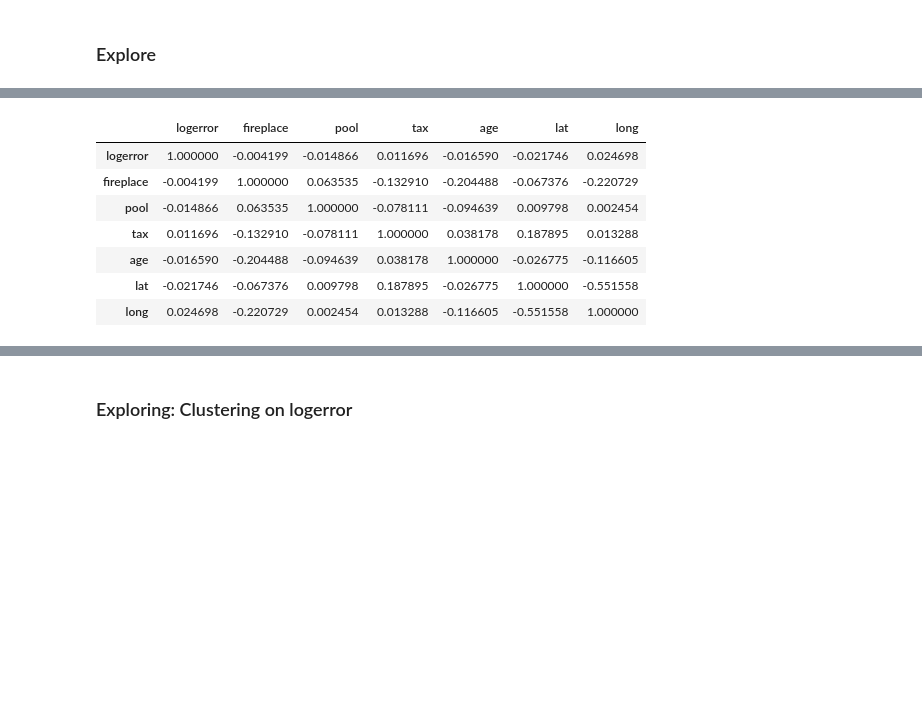
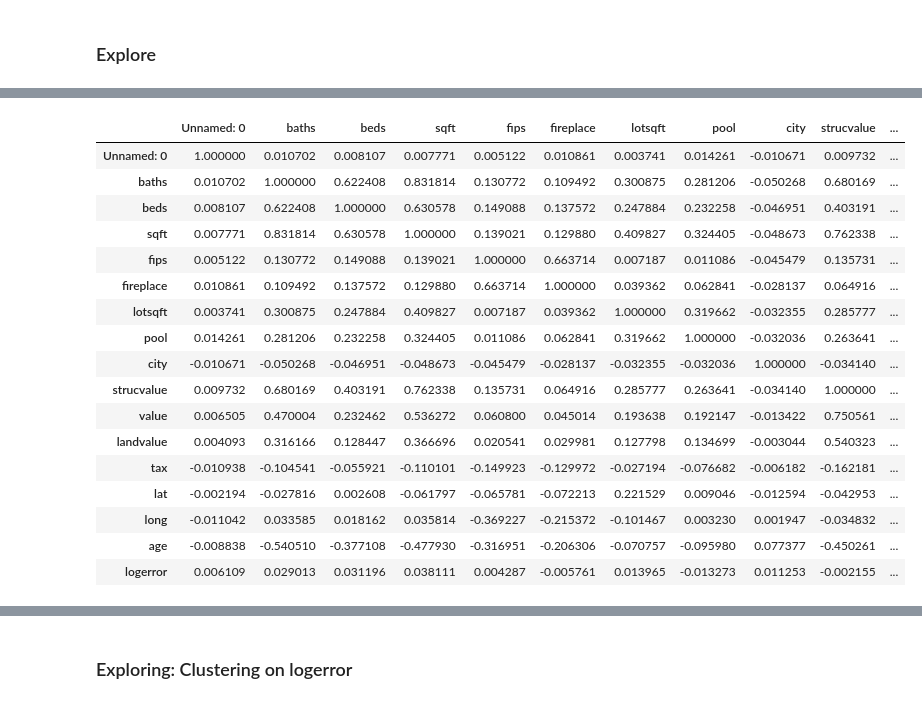
Before and after one commit to callapena/zillow_cluster, a Jupyter notebook: project_notebook.ipynb, the cells around one changed output, grey strips where cells are left out. Saved outputs shown, nothing was run; the diff lists cells and outputs as text; code cells hidden in the pictures; blank space fills up the shorter version.

```diff
--- a/project_notebook.ipynb
+++ b/project_notebook.ipynb
@@ -158,14 +187,23 @@ memory usage: 8.3+ MB
 # %%
 # Create correlation table to look at variables as they relate to logerror.
-zillow_vars = zillow[['logerror', 'fireplace', 'pool', 'tax', 'age', 'lat','long']]
-zillow_vars.corr()
+train_scaled.corr()
 # %% [output]
-|  | logerror | fireplace | pool | tax | age | lat | long |
-| logerror | 1.000000 | -0.004199 | -0.014866 | 0.011696 | -0.016590 | -0.021746 | 0.024698 |
-| fireplace | -0.004199 | 1.000000 | 0.063535 | -0.132910 | -0.204488 | -0.067376 | -0.220729 |
-| pool | -0.014866 | 0.063535 | 1.000000 | -0.078111 | -0.094639 | 0.009798 | 0.002454 |
-| tax | 0.011696 | -0.132910 | -0.078111 | 1.000000 | 0.038178 | 0.187895 | 0.013288 |
-| age | -0.016590 | -0.204488 | -0.094639 | 0.038178 | 1.000000 | -0.026775 | -0.116605 |
-| lat | -0.021746 | -0.067376 | 0.009798 | 0.187895 | -0.026775 | 1.000000 | -0.551558 |
-| long | 0.024698 | -0.220729 | 0.002454 | 0.013288 | -0.116605 | -0.551558 | 1.000000 |
+|  | Unnamed: 0 | baths | beds | sqft | fips | fireplace | lotsqft | pool | city | strucvalue | ... |
+| Unnamed: 0 | 1.000000 | 0.010702 | 0.008107 | 0.007771 | 0.005122 | 0.010861 | 0.003741 | 0.014261 | -0.010671 | 0.009732 | ... |
+| baths | 0.010702 | 1.000000 | 0.622408 | 0.831814 | 0.130772 | 0.109492 | 0.300875 | 0.281206 | -0.050268 | 0.680169 | ... |
+| beds | 0.008107 | 0.622408 | 1.000000 | 0.630578 | 0.149088 | 0.137572 | 0.247884 | 0.232258 | -0.046951 | 0.403191 | ... |
+| sqft | 0.007771 | 0.831814 | 0.630578 | 1.000000 | 0.139021 | 0.129880 | 0.409827 | 0.324405 | -0.048673 | 0.762338 | ... |
+| fips | 0.005122 | 0.130772 | 0.149088 | 0.139021 | 1.000000 | 0.663714 | 0.007187 | 0.011086 | -0.045479 | 0.135731 | ... |
+| fireplace | 0.010861 | 0.109492 | 0.137572 | 0.129880 | 0.663714 | 1.000000 | 0.039362 | 0.062841 | -0.028137 | 0.064916 | ... |
+| lotsqft | 0.003741 | 0.300875 | 0.247884 | 0.409827 | 0.007187 | 0.039362 | 1.000000 | 0.319662 | -0.032355 | 0.285777 | ... |
+| pool | 0.014261 | 0.281206 | 0.232258 | 0.324405 | 0.011086 | 0.062841 | 0.319662 | 1.000000 | -0.032036 | 0.263641 | ... |
+| city | -0.010671 | -0.050268 | -0.046951 | -0.048673 | -0.045479 | -0.028137 | -0.032355 | -0.032036 | 1.000000 | -0.034140 | ... |
+| strucvalue | 0.009732 | 0.680169 | 0.403191 | 0.762338 | 0.135731 | 0.064916 | 0.285777 | 0.263641 | -0.034140 | 1.000000 | ... |
+| value | 0.006505 | 0.470004 | 0.232462 | 0.536272 | 0.060800 | 0.045014 | 0.193638 | 0.192147 | -0.013422 | 0.750561 | ... |
+| landvalue | 0.004093 | 0.316166 | 0.128447 | 0.366696 | 0.020541 | 0.029981 | 0.127798 | 0.134699 | -0.003044 | 0.540323 | ... |
+| tax | -0.010938 | -0.104541 | -0.055921 | -0.110101 | -0.149923 | -0.129972 | -0.027194 | -0.076682 | -0.006182 | -0.162181 | ... |
+| lat | -0.002194 | -0.027816 | 0.002608 | -0.061797 | -0.065781 | -0.072213 | 0.221529 | 0.009046 | -0.012594 | -0.042953 | ... |
+| long | -0.011042 | 0.033585 | 0.018162 | 0.035814 | -0.369227 | -0.215372 | -0.101467 | 0.003230 | 0.001947 | -0.034832 | ... |
+| age | -0.008838 | -0.540510 | -0.377108 | -0.477930 | -0.316951 | -0.206306 | -0.070757 | -0.095980 | 0.077377 | -0.450261 | ... |
+| logerror | 0.006109 | 0.029013 | 0.031196 | 0.038111 | 0.004287 | -0.005761 | 0.013965 | -0.013273 | 0.011253 | -0.002155 | ... |
 # %%
```
Also changed, not shown: parts of 25 cells of this notebook.
